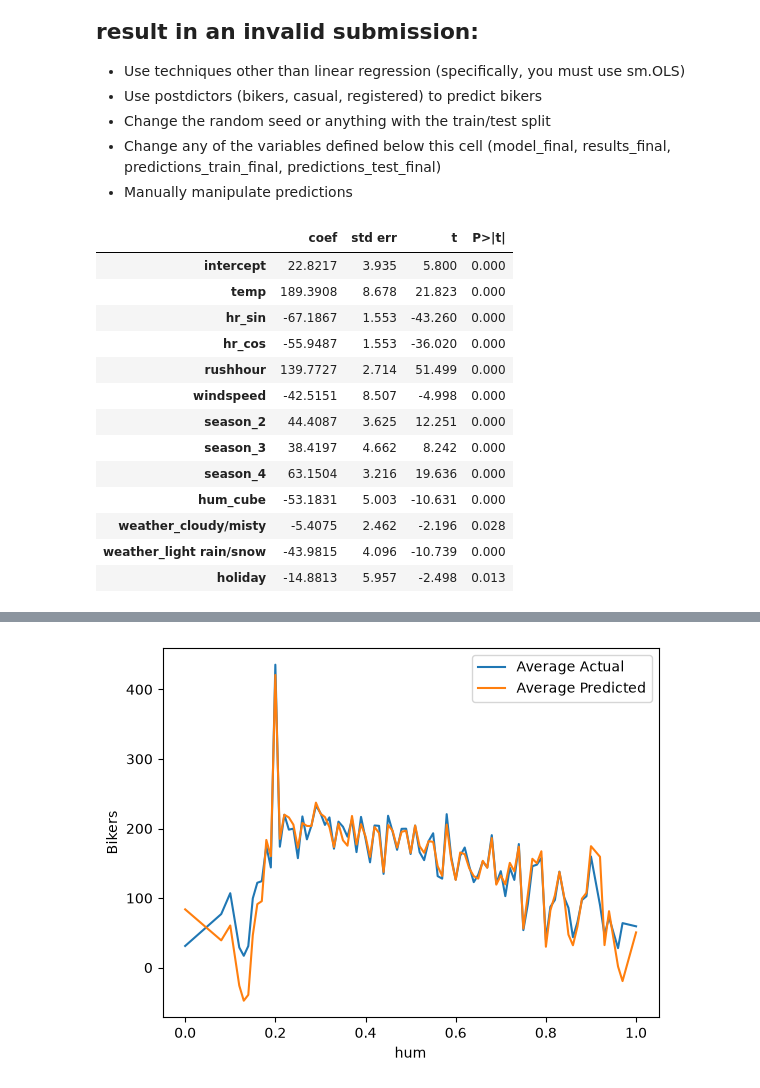
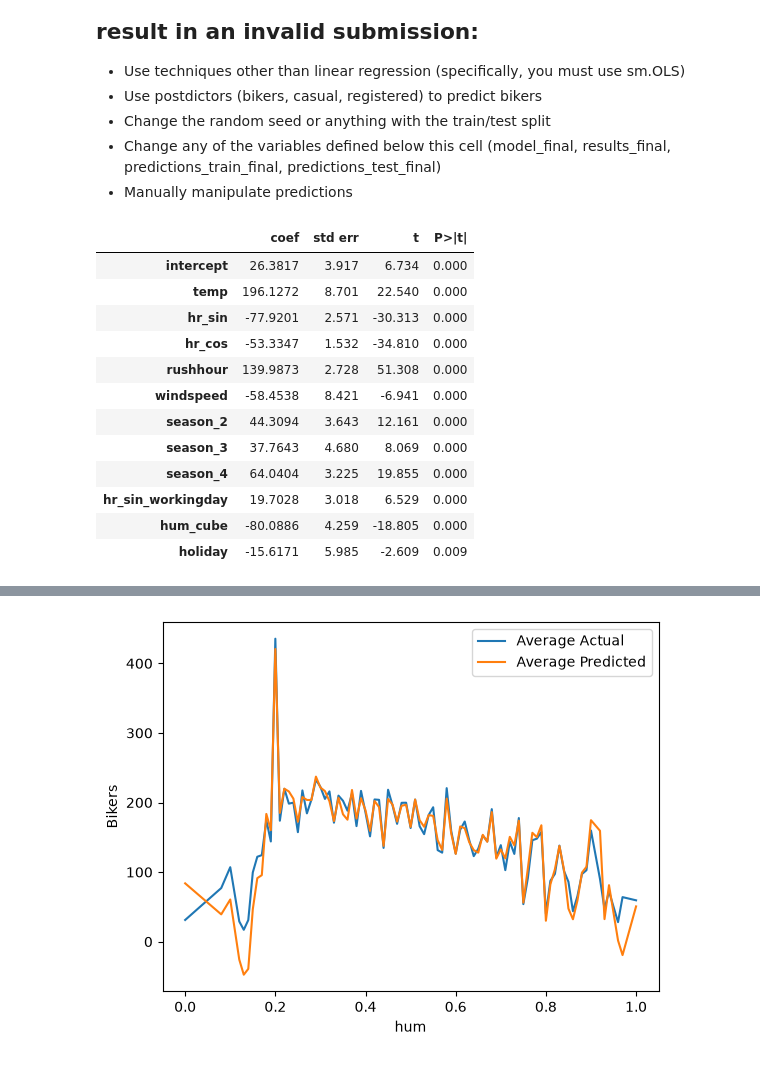
Before and after one commit to mikaylr/code_2600, a Jupyter notebook: mod05_nonlinear.ipynb, the cells around one changed output, grey strips where cells are left out. Saved outputs shown, nothing was run; the diff lists cells and outputs as text; code cells hidden in the pictures.

```diff
--- a/mod05_nonlinear.ipynb
+++ b/mod05_nonlinear.ipynb
@@ -452,14 +379,0 @@ X_test['windspeed_hr_cos'] = X_test['windspeed'] * X_test['hr_cos']
-# %%
-X_train['temp_sq'] = X_train['temp'] ** 2
-X_test['temp_sq'] = X_test['temp'] ** 2
-# %%
-X_train['windspeed_sq'] = X_train['windspeed'] ** 2
-X_test['windspeed_sq'] = X_test['windspeed'] ** 2
-# %%
-X_train['rushhour_season_2'] = X_train['rushhour'] * X_train['season_2']
-X_train['rushhour_season_3'] = X_train['rushhour'] * X_train['season_3']
-X_train['rushhour_season_4'] = X_train['rushhour'] * X_train['season_4']
-
-X_test['rushhour_season_2'] = X_test['rushhour'] * X_test['season_2']
-X_test['rushhour_season_3'] = X_test['rushhour'] * X_test['season_3']
-X_test['rushhour_season_4'] = X_test['rushhour'] * X_test['season_4']
@@ -486,86 +380,37 @@ X_test['rushhour_temp_season_4'] = (
-# %%
-X_train['day_sin'] = np.sin(2*np.pi/365 * X_train['day'])
-X_train['day_cos'] = np.cos(2*np.pi/365 * X_train['day'])
-
-X_test['day_sin'] = np.sin(2*np.pi/365 * X_test['day'])
-X_test['day_cos'] = np.cos(2*np.pi/365 * X_test['day'])
 # %%
 # Build your linear regression model here.
 vars_to_include = [
     'intercept',
     'temp',
     'hr_sin',
     'hr_cos',
     'rushhour',
     'windspeed',
     'season_2',
     'season_3',
     'season_4',
-    #'mnth_Feb',
-    #'mnth_March',
-    #'mnth_April',
-    #'mnth_May',
-    #'mnth_June',
-    #'mnth_July',
-    #'mnth_Aug',
-    #'mnth_Sept',
-    #'mnth_Oct',
-    #'mnth_Nov',
-    #'mnth_Dec',
-    #'hr_sin_workingday',
-    #'hr_cos_workingday',
-    #'temp_season_2',
-    #'temp_season_3',
-    #'temp_season_4',
-    #'hum',
+    'hr_sin_workingday',
     'hum_cube',
-    'weather_cloudy/misty',
-    'weather_light rain/snow',
-    'holiday',
-    #'day',
-    #'temp_weather_light rain/snow',
-    #'hr_sin_weather_2',
-    #'hr_sin_weather_3',
-    #'hr_cos_weather_2',
-    #'hr_cos_weather_3',
-    #'hum_weather_2',
-    #'hum_weather_3',
-    #'rushhour_workingday',
-    #'rushhour_temp',
-    #'temp_hr_sin',
-    #'temp_hr_cos',
-    #'hum_hr_sin',
-    #'hum_hr_cos',
-    #'windspeed_hr_sin',
-    #'windspeed_hr_cos',
-    #'temp_sq',
-    #'windspeed_sq',
-    #'rushhour_season_2',
-    #'rushhour_season_3',
-    #'rushhour_season_4',
-    #'rushhour_temp_season_2',
-    #'day_sin',
-    #'day_cos'
+    'holiday'
 ]
 
 model_final = sm.OLS(y_train, X_train[vars_to_include])
 results_final = model_final.fit()
 summarize(results_final)
 # %% [output]
 |  | coef | std err | t | P>|t| |
-| intercept | 22.8217 | 3.935 | 5.800 | 0.000 |
-| temp | 189.3908 | 8.678 | 21.823 | 0.000 |
-| hr_sin | -67.1867 | 1.553 | -43.260 | 0.000 |
-| hr_cos | -55.9487 | 1.553 | -36.020 | 0.000 |
-| rushhour | 139.7727 | 2.714 | 51.499 | 0.000 |
-| windspeed | -42.5151 | 8.507 | -4.998 | 0.000 |
-| season_2 | 44.4087 | 3.625 | 12.251 | 0.000 |
-| season_3 | 38.4197 | 4.662 | 8.242 | 0.000 |
-| season_4 | 63.1504 | 3.216 | 19.636 | 0.000 |
-| hum_cube | -53.1831 | 5.003 | -10.631 | 0.000 |
-| weather_cloudy/misty | -5.4075 | 2.462 | -2.196 | 0.028 |
-| weather_light rain/snow | -43.9815 | 4.096 | -10.739 | 0.000 |
-| holiday | -14.8813 | 5.957 | -2.498 | 0.013 |
+| intercept | 26.3817 | 3.917 | 6.734 | 0.000 |
+| temp | 196.1272 | 8.701 | 22.540 | 0.000 |
+| hr_sin | -77.9201 | 2.571 | -30.313 | 0.000 |
+| hr_cos | -53.3347 | 1.532 | -34.810 | 0.000 |
+| rushhour | 139.9873 | 2.728 | 51.308 | 0.000 |
+| windspeed | -58.4538 | 8.421 | -6.941 | 0.000 |
+| season_2 | 44.3094 | 3.643 | 12.161 | 0.000 |
+| season_3 | 37.7643 | 4.680 | 8.069 | 0.000 |
+| season_4 | 64.0404 | 3.225 | 19.855 | 0.000 |
+| hr_sin_workingday | 19.7028 | 3.018 | 6.529 | 0.000 |
+| hum_cube | -80.0886 | 4.259 | -18.805 | 0.000 |
+| holiday | -15.6171 | 5.985 | -2.609 | 0.009 |
 # %%
 predictions_train_final = predict(X_train[vars_to_include], results_final)
 print('MSE train: ', mse(y_train, predictions_train_final))
```
Also changed, not shown: parts of 12 cells of this notebook.
